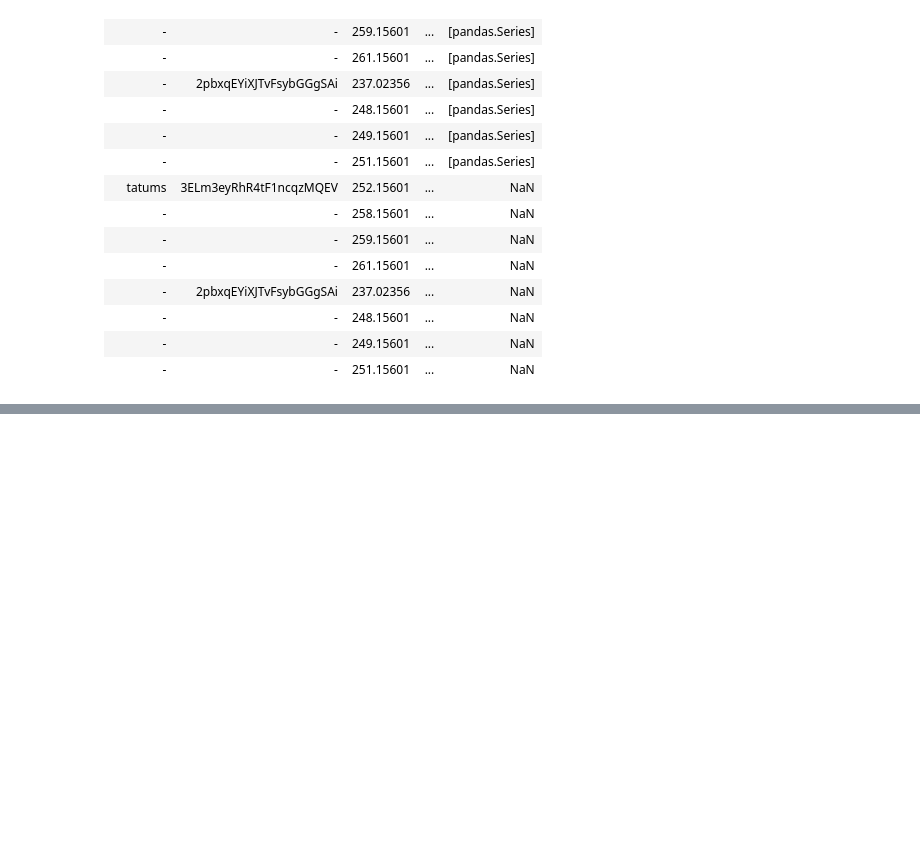
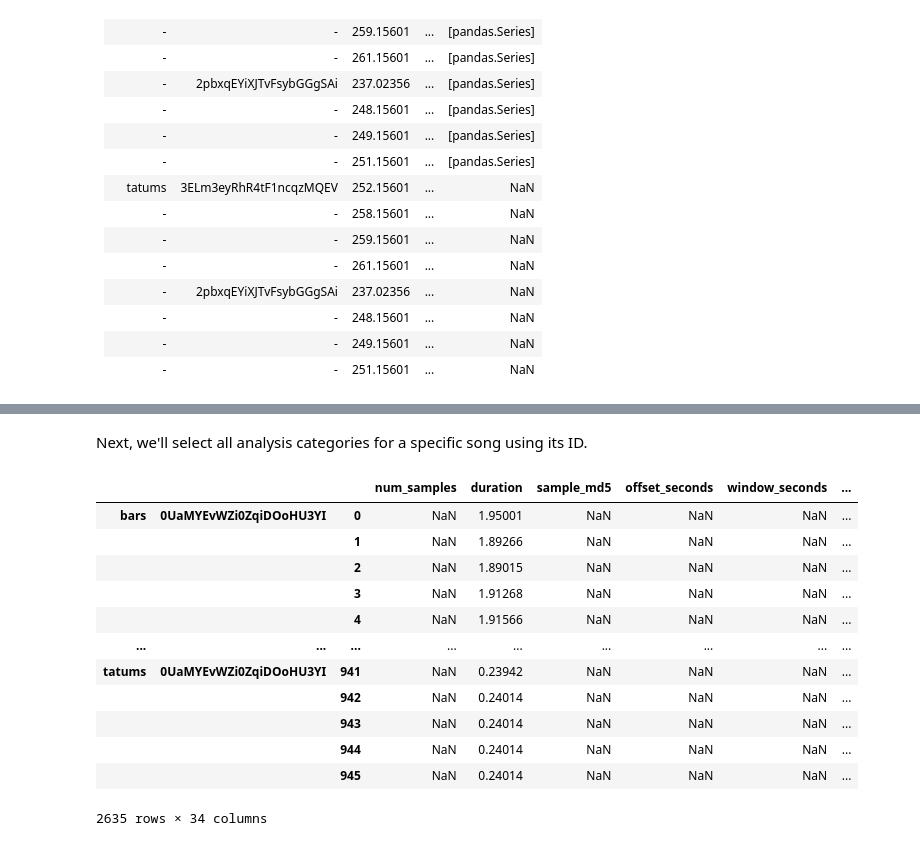
Before and after one commit to evanhuang117/spotify_million, a Jupyter notebook: playlist_predict.ipynb, the cells around one changed output, grey strips where cells are left out. Saved outputs shown, nothing was run; the diff lists cells and outputs as text; code cells hidden in the pictures; blank space fills up the shorter version.

```diff
--- a/playlist_predict.ipynb
+++ b/playlist_predict.ipynb
@@ -275,0 +408,22 @@ We can query the table by using `pandas.groupby()`
+# %% [markdown]
+Next, we'll select all analysis categories for a specific song using its ID.
+# %%
+# group the dataframe by song id
+group_by_song_id = playlist_analysis.groupby(level=1)
+
+# select all rows that have the group 0UaMYEvWZi0ZqiDOoHU3YI
+group_by_song_id.get_group('0UaMYEvWZi0ZqiDOoHU3YI')
+# %% [output]
+|  |  |  | num_samples | duration | sample_md5 | offset_seconds | window_seconds | ... |
+| bars | 0UaMYEvWZi0ZqiDOoHU3YI | 0 | NaN | 1.95001 | NaN | NaN | NaN | ... |
+|  |  | 1 | NaN | 1.89266 | NaN | NaN | NaN | ... |
+|  |  | 2 | NaN | 1.89015 | NaN | NaN | NaN | ... |
+|  |  | 3 | NaN | 1.91268 | NaN | NaN | NaN | ... |
+|  |  | 4 | NaN | 1.91566 | NaN | NaN | NaN | ... |
+| ... | ... | ... | ... | ... | ... | ... | ... | ... |
+| tatums | 0UaMYEvWZi0ZqiDOoHU3YI | 941 | NaN | 0.23942 | NaN | NaN | NaN | ... |
+|  |  | 942 | NaN | 0.24014 | NaN | NaN | NaN | ... |
+|  |  | 943 | NaN | 0.24014 | NaN | NaN | NaN | ... |
+|  |  | 944 | NaN | 0.24014 | NaN | NaN | NaN | ... |
+|  |  | 945 | NaN | 0.24014 | NaN | NaN | NaN | ... |
+2635 rows × 34 columns
```
Also changed, not shown: parts of 14 cells of this notebook.
